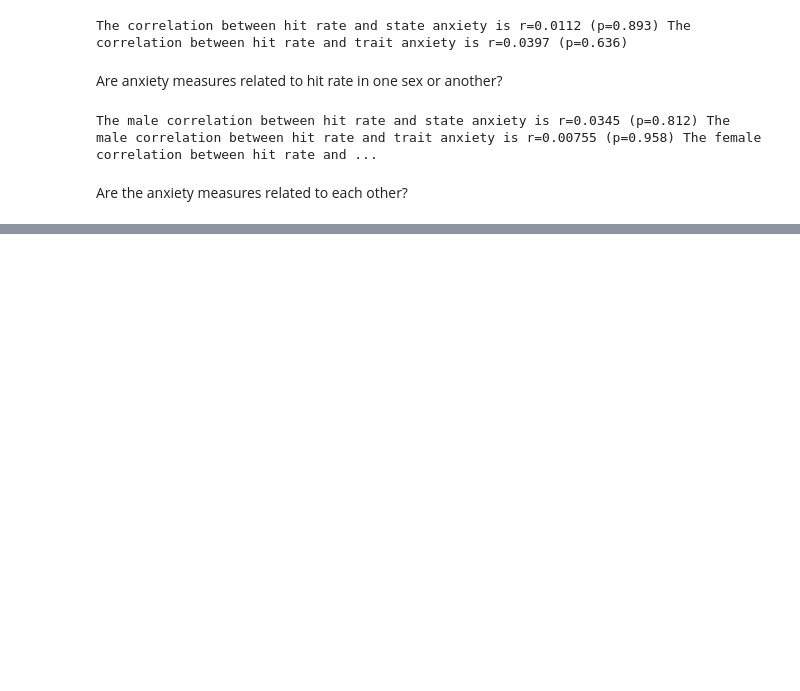
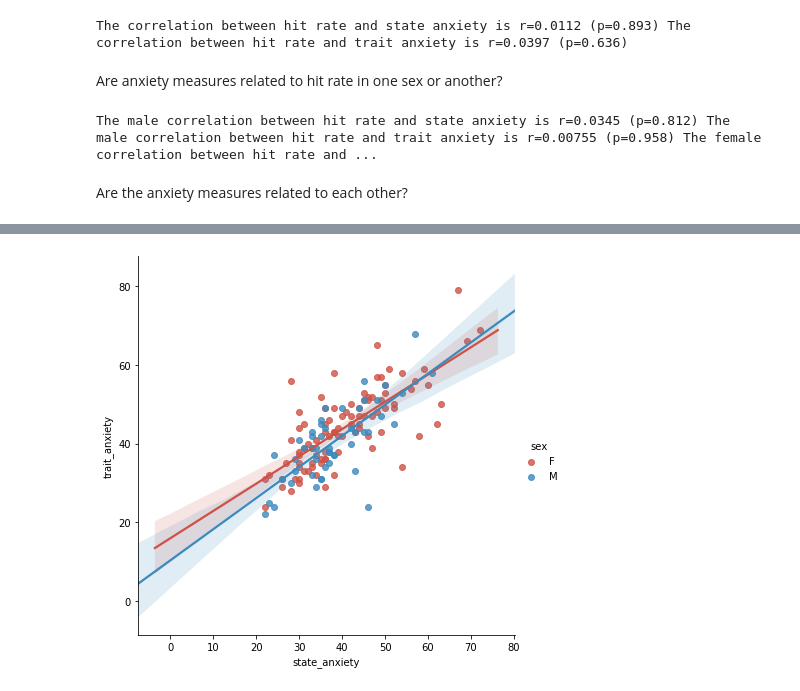
Before and after one commit to mfschmidt/arora_precog, a Jupyter notebook: 03_analyze_data.ipynb, the cells around one changed output, grey strips where cells are left out. Drawn from its saved outputs; the diff is of its cells as text; code cells hidden in the pictures; blank space fills up the shorter version.

```diff
--- a/03_analyze_data.ipynb
+++ b/03_analyze_data.ipynb
@@ -172,0 +169,7 @@ The correlation between state and trait anxiety is r=0.768 (p=1.82e-29)
+# %%
+# Just to visualize the correlation, look at anxiety types' linear relationships.
+fig_anxiety = sns.lmplot(x='state_anxiety', y='trait_anxiety', data=meta,
+                         hue='sex', palette=common.dark_palette, height=6, aspect=1.0)
+fig_scatters.savefig("anxiety_types.png")
+# %% [output]
+[figure, added]
```
Also changed, not shown: parts of 12 cells of this notebook.
